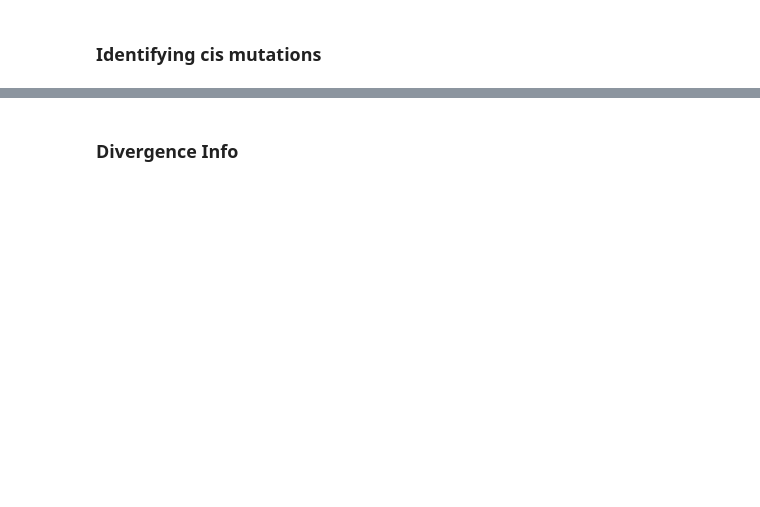
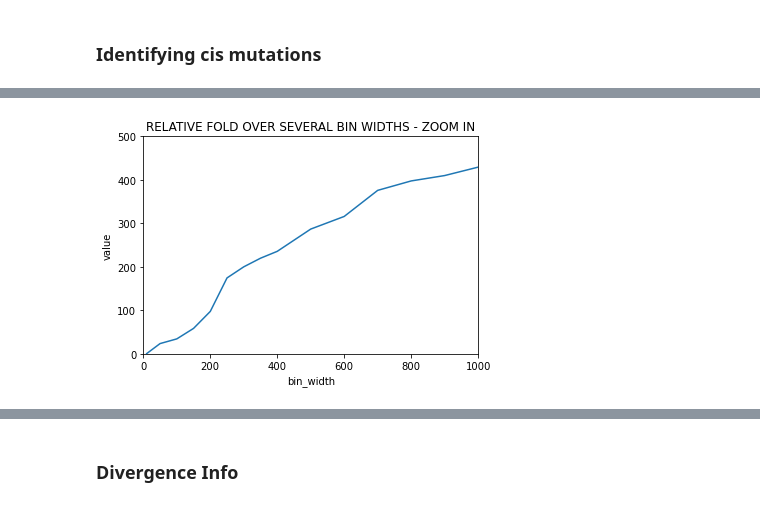
Before and after one commit to enibalogun/analysis, a Jupyter notebook: Mutational_Variance.ipynb, the cells around one changed output, grey strips where cells are left out. Saved outputs shown, nothing was run; the diff lists cells and outputs as text; code cells hidden in the pictures; blank space fills up the shorter version.

```diff
--- a/Mutational_Variance.ipynb
+++ b/Mutational_Variance.ipynb
@@ -619,0 +1122,9 @@ plt.savefig('/research/projects/chlamydomonas/MAexpression/analysis/DEGs/images/
+# %%
+graph = sns.lineplot(data = possible_cis_stats.loc[possible_cis_stats['variable'] == 'rel_fold'], x="index", y = 'value')
+plt.xlabel('bin_width')
+plt.xlim(0, 1000)
+plt.ylim(0, 500)
+plt.title("RELATIVE FOLD OVER SEVERAL BIN WIDTHS - ZOOM IN")
+plt.savefig('/research/projects/chlamydomonas/MAexpression/analysis/DEGs/cis_mutations/relative_fold_over_bin_widths_zoom_in.pdf', format = 'pdf', dpi = 150, bbox_inches = 'tight')
+# %% [output]
+[figure, added]
```
Also changed, not shown: parts of 23 cells of this notebook.
